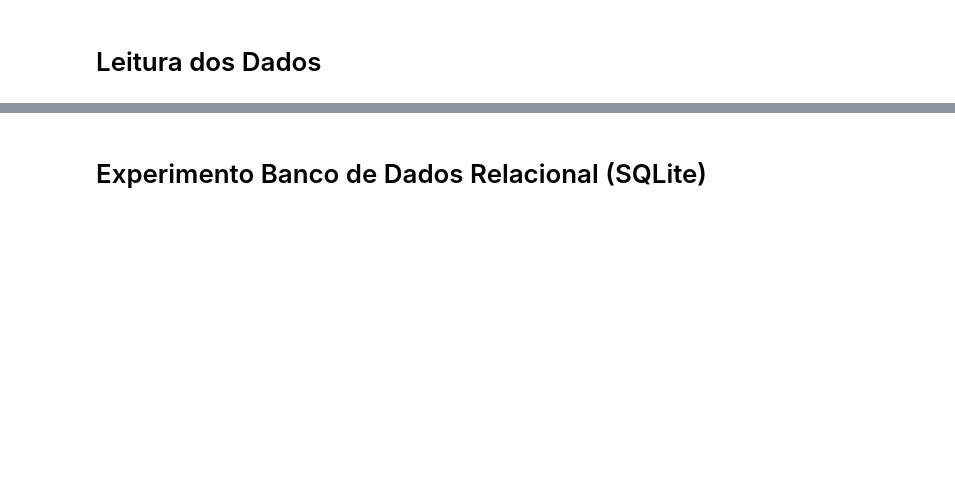
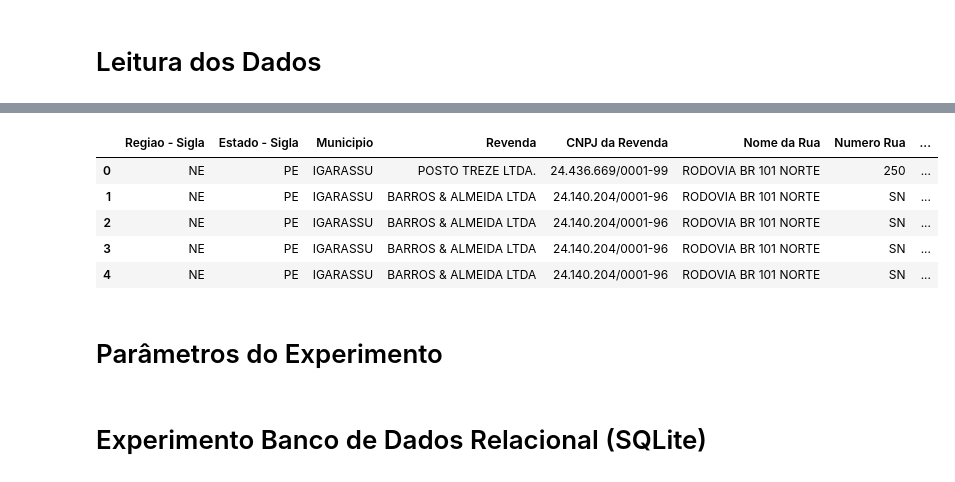
Before and after one commit to brunogresende/ppca-bdm, a Jupyter notebook: db-compare.ipynb, the cells around one changed output, grey strips where cells are left out. Drawn from its saved outputs; the diff is of its cells as text; code cells hidden in the pictures; blank space fills up the shorter version.

```diff
--- a/db-compare.ipynb
+++ b/db-compare.ipynb
@@ -17,0 +6,17 @@ df.head(5)
+# %%
+# Dataset read
+df = pd.read_csv('data/unpacked/ca-2019-2022.csv', delimiter=';')
+# Types treatment
+df['Data da Coleta'] =  pd.to_datetime(df['Data da Coleta'], format='%d/%m/%Y')
+df['Valor de Venda'] = pd.to_numeric(df['Valor de Venda'].str.replace(',','.'))
+df['Valor de Compra'] = pd.to_numeric(df['Valor de Compra'])#.str.replace(',','.'))
+df.head(5)
+# %% [output]
+|  | Regiao - Sigla | Estado - Sigla | Municipio | Revenda | CNPJ da Revenda | Nome da Rua | Numero Rua | ... |
+| 0 | NE | PE | IGARASSU | POSTO TREZE LTDA. | 24.436.669/0001-99 | RODOVIA BR 101 NORTE | 250 | ... |
+| 1 | NE | PE | IGARASSU | BARROS & ALMEIDA LTDA | 24.140.204/0001-96 | RODOVIA BR 101 NORTE | SN | ... |
+| 2 | NE | PE | IGARASSU | BARROS & ALMEIDA LTDA | 24.140.204/0001-96 | RODOVIA BR 101 NORTE | SN | ... |
+| 3 | NE | PE | IGARASSU | BARROS & ALMEIDA LTDA | 24.140.204/0001-96 | RODOVIA BR 101 NORTE | SN | ... |
+| 4 | NE | PE | IGARASSU | BARROS & ALMEIDA LTDA | 24.140.204/0001-96 | RODOVIA BR 101 NORTE | SN | ... |
+# %% [markdown]
+# Parâmetros do Experimento
```
Also changed, not shown: parts of 20 cells of this notebook.
